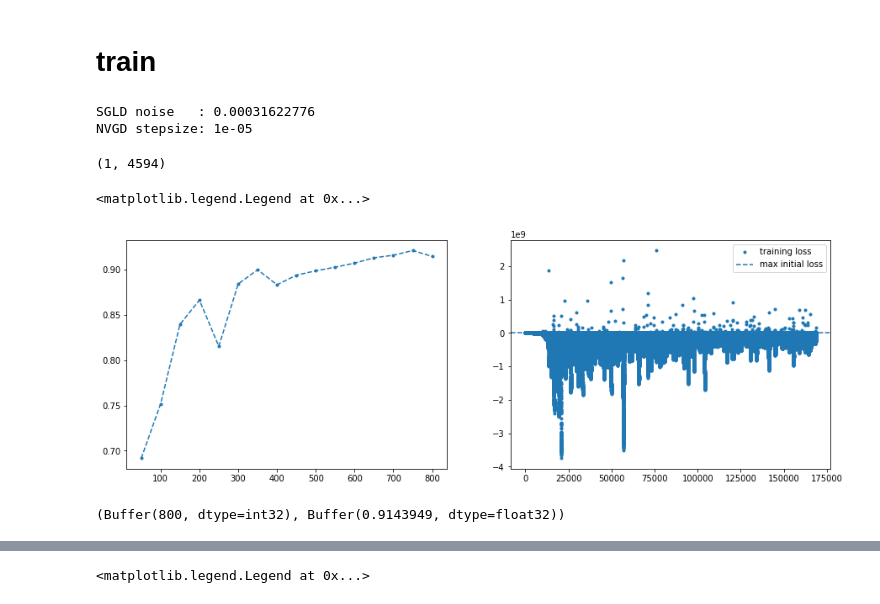
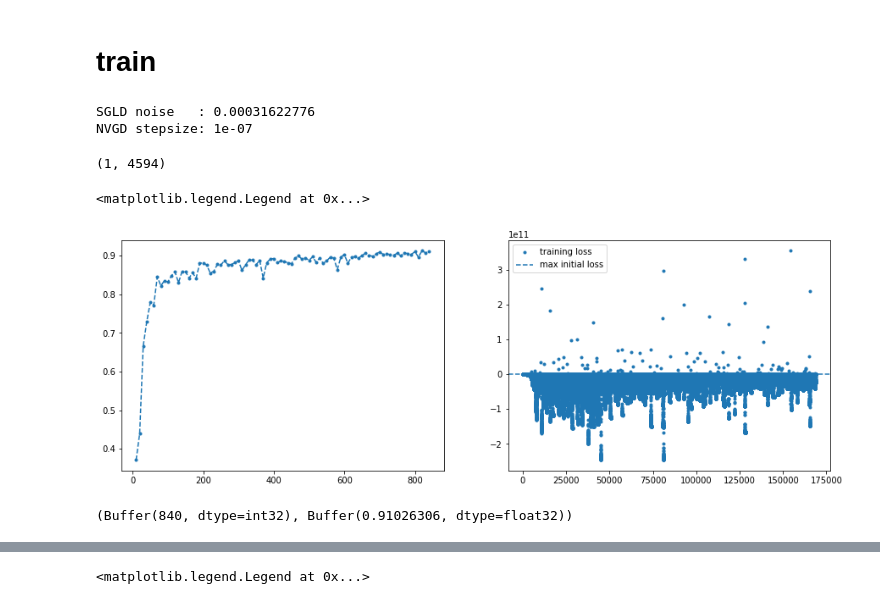
Before and after one commit to ratschlab/projects-2020-Neural-SVGD, a Jupyter notebook: notebooks/bayesian-neural-network/Neural-VGD.ipynb, the cells around one changed output, grey strips where cells are left out. Saved outputs shown, nothing was run; the diff lists cells and outputs as text; code cells hidden in the pictures.

```diff
--- a/notebooks/bayesian-neural-network/Neural-VGD.ipynb
+++ b/notebooks/bayesian-neural-network/Neural-VGD.ipynb
@@ -48,7 +48,7 @@ DISABLE_PROGRESS_BAR = False
 USE_PMAP = False
 
 BATCH_SIZE = 128
-LAMBDA_REG = 100
+LAMBDA_REG = 1/2
 STEP_SIZE = 2e-7 * LAMBDA_REG
 PATIENCE = 20
 MAX_TRAIN_STEPS = 50
@@ -73,7 +73,3 @@ The autoreload extension is already loaded. To reload it, use:
 # fa = onp.array(faccs)
 # STEP_SIZE = stepsizes[fa.argmax()]
 # STEP_SIZE
-# %%
-STEP_SIZE = 1e-4
-# %%
-STEP_SIZE = 1e-5
@@ -212,9 +207,12 @@ def sgld_step(particles, dlogp, sgld_state):
         "global_grad_norm": optax.global_norm(g),
     }
     return particles, sgld_state, aux
+
+
+sgld_aux = {}
 # %% [output]
 SGLD noise   : 0.00031622776
-NVGD stepsize: 1e-05
+NVGD stepsize: 1e-07
 # %%
 split_particles = particles.next_batch(key, n_train_particles=100)
 split_particles[1].shape
@@ -231,8 +229,7 @@ step_counter = 0
 # %%
 # num_steps = EPOCHS * data_size // BATCH_SIZE // 5
 FIXED_KEY = random.PRNGKey(100)
-num_steps = 422*2
-sgld_aux = {}
+num_steps = 844
 for _ in tqdm(range(num_steps)):
     step_counter += 1
     key, subkey = random.split(key)
@@ -255,17 +252,10 @@ for _ in tqdm(range(num_steps)):
         early_stopping=EARLY_STOPPING,
     )
 
-#     # reset and run with on full particle set
-#     neural_grad.params = neural_grad.init_params()
-#     xs = jnp.append(*split_particles, axis=0)
-#     dlogp = jnp.append(*split_dlogp, axis=0)
-#     for _ in range(neural_grad.rundata['train_steps'][-1]):
-#         neural_grad.step(xs, xs[:10], dlogp, dlogp[:10])
-
     # particle step
     particles.step(neural_grad.get_params())
 
-    if step_counter % 50 == 0:
+    if step_counter % 10 == 0:
         metrics.append_to_log(particles.rundata,
                               compute_eval(step_counter,
                                            split_particles[0],
@@ -276,18 +266,18 @@ for _ in tqdm(range(num_steps)):
 # %%
 fig, axs = plt.subplots(1, 2, figsize=[15, 5])
 
 ax = axs[0]
 ax.plot(*zip(*particles.rundata['accuracy']), "--.", label="accuracy")
 
 ax = axs[1]
-ax.plot(neural_grad.rundata['training_loss'], ".", label="training loss")
+ax.plot(neural_grad.rundata['loss'], ".", label="training loss")
 # ax.plot(neural_grad.rundata['validation_loss'], ".", label="validation loss")
 ax.axhline(y=min_loss, label="max initial loss", linestyle="--")
 ax.legend()
 # %% [output]
 <matplotlib.legend.Legend at 0x...>
-[figure, old version]
+[figure, new version]
 # %%
 particles.rundata['accuracy'][-1]
 # %% [output]
-(Buffer(800, dtype=int32), Buffer(0.9143949, dtype=float32))
+(Buffer(840, dtype=int32), Buffer(0.91026306, dtype=float32))
```
Also changed, not shown: parts of 13 cells of this notebook, 2 other files.
